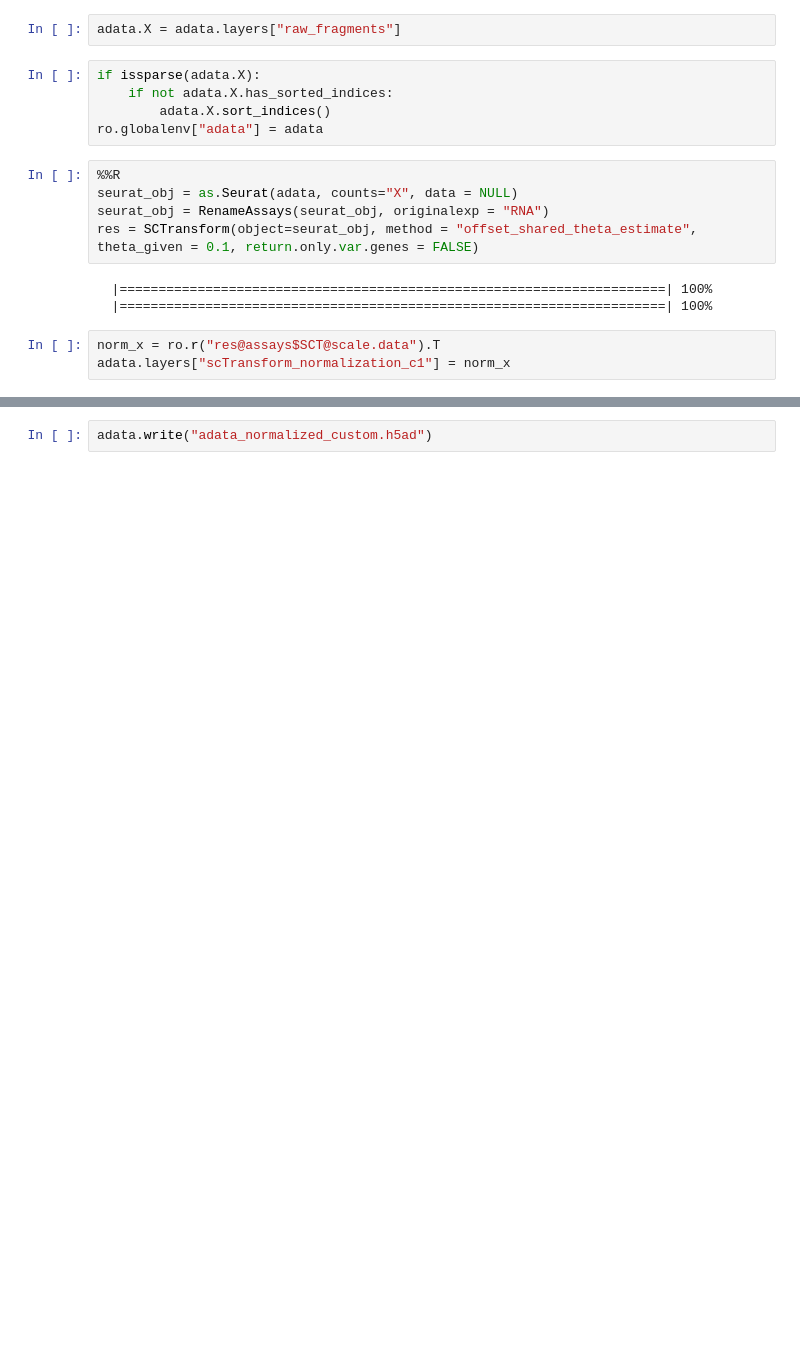
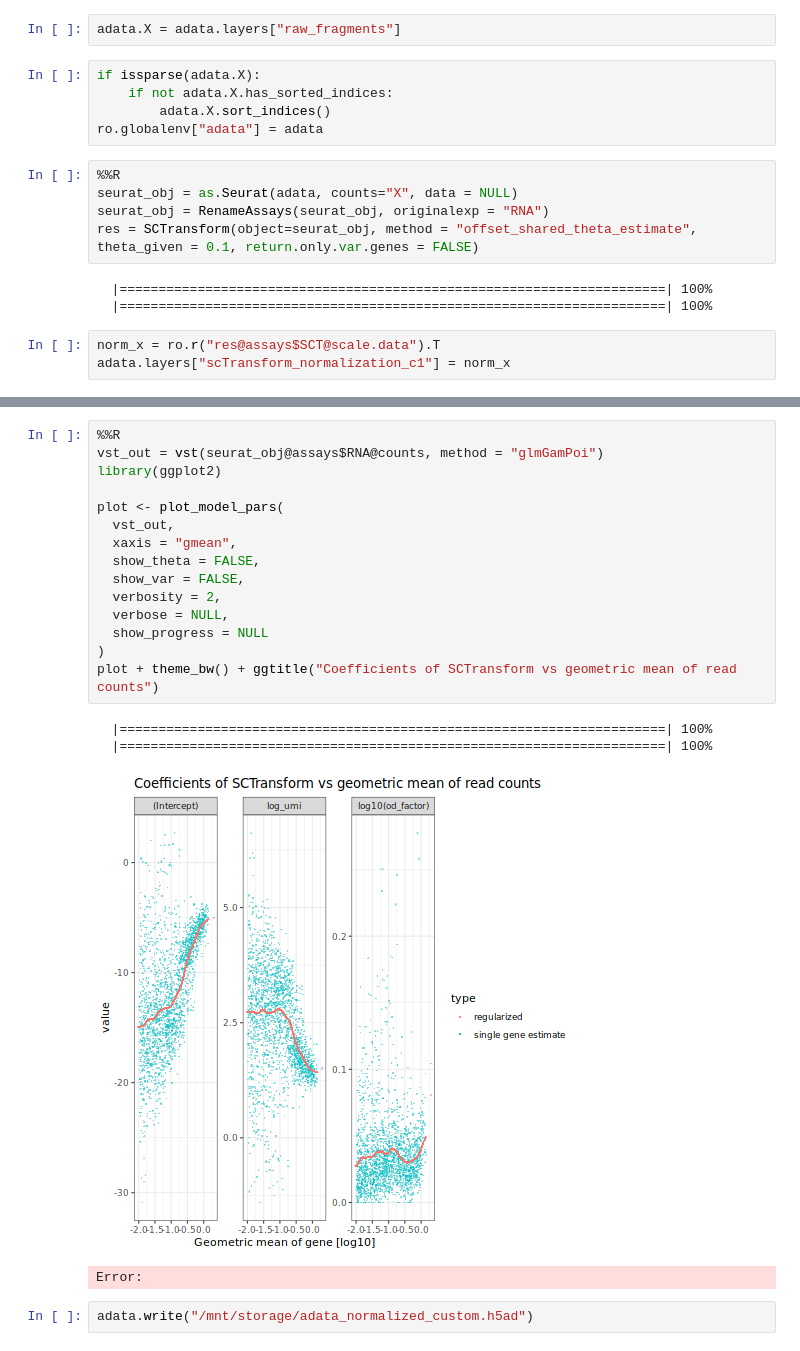
Before and after one commit to MarkusFranke/Better-Normalization-for-scATAC-seq-data, a Jupyter notebook: Residual Transforms/SCTransform_Custom.ipynb, the cells around one changed output, grey strips where cells are left out. Cells and saved outputs as stored; diff of their text form; blank space fills up the shorter version.

```diff
--- a/Residual Transforms/SCTransform_Custom.ipynb
+++ b/Residual Transforms/SCTransform_Custom.ipynb
@@ -77,2 +79,22 @@ adata.layers["scTransform_normalization_c1"] = norm_x
+# %%
+%%R
+vst_out = vst(seurat_obj@assays$RNA@counts, method = "glmGamPoi")
+library(ggplot2)
+
+plot <- plot_model_pars(
+  vst_out,
+  xaxis = "gmean",
+  show_theta = FALSE,
+  show_var = FALSE,
+  verbosity = 2,
+  verbose = NULL,
+  show_progress = NULL
+)
+plot + theme_bw() + ggtitle("Coefficients of SCTransform vs geometric mean of read counts")
+# %% [output]
+  |======================================================================| 100%
+  |======================================================================| 100%
+[figure, added]
+Error:
 # %%
-adata.write("adata_normalized_custom.h5ad")
+adata.write("/mnt/storage/adata_normalized_custom.h5ad")
```
Also changed, not shown: parts of 3 cells of this notebook.
